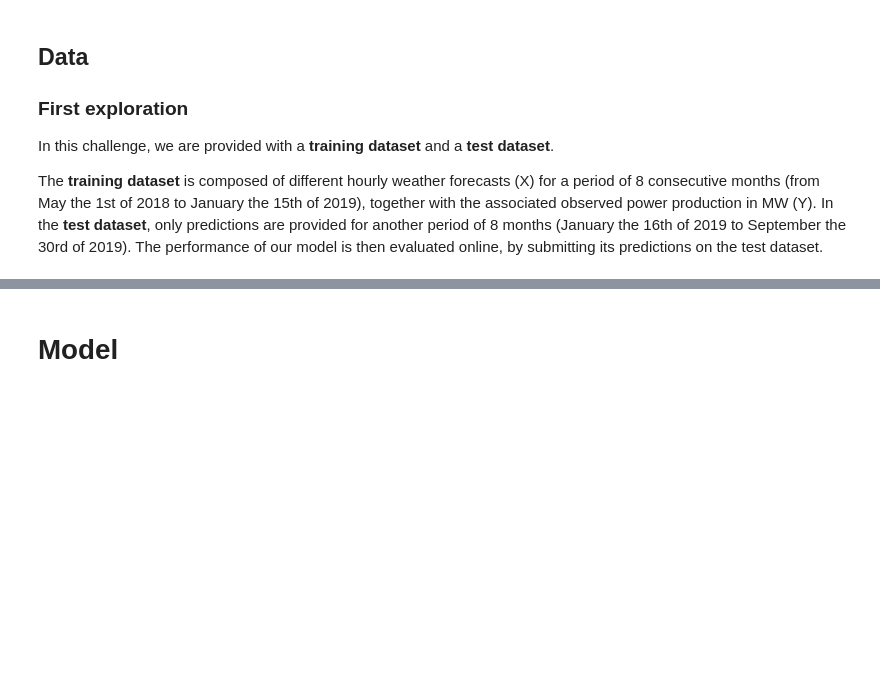
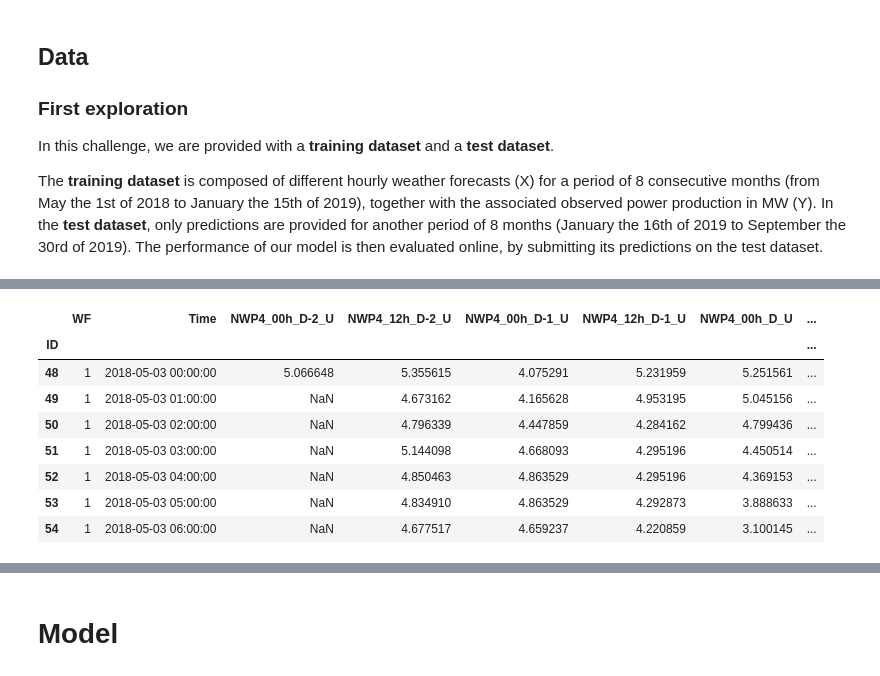
Before and after one commit to qcha41/wind-power-forecasting-challenge, a Jupyter notebook: notebook.ipynb, the cells around one changed output, grey strips where cells are left out. Cells and saved outputs as stored; diff of their text form; code cells hidden in the pictures; blank space fills up the shorter version.

```diff
--- a/notebook.ipynb
+++ b/notebook.ipynb
@@ -83,0 +109,13 @@ df = utilities.normalize_data(df)
+# %%
+# For a given target time, a NWP model is forecasting a weather variable several times (at different delays before the target time).
+df.loc[48:54,['WF','Time']+[col for col in df.columns if col.startswith('NWP4') and col.endswith('_U')]]
+# %% [output]
+|  | WF | Time | NWP4_00h_D-2_U | NWP4_12h_D-2_U | NWP4_00h_D-1_U | NWP4_12h_D-1_U | NWP4_00h_D_U | ... |
+| ID |  |  |  |  |  |  |  | ... |
+| 48 | 1 | 2018-05-03 00:00:00 | 5.066648 | 5.355615 | 4.075291 | 5.231959 | 5.251561 | ... |
+| 49 | 1 | 2018-05-03 01:00:00 | NaN | 4.673162 | 4.165628 | 4.953195 | 5.045156 | ... |
+| 50 | 1 | 2018-05-03 02:00:00 | NaN | 4.796339 | 4.447859 | 4.284162 | 4.799436 | ... |
+| 51 | 1 | 2018-05-03 03:00:00 | NaN | 5.144098 | 4.668093 | 4.295196 | 4.450514 | ... |
+| 52 | 1 | 2018-05-03 04:00:00 | NaN | 4.850463 | 4.863529 | 4.295196 | 4.369153 | ... |
+| 53 | 1 | 2018-05-03 05:00:00 | NaN | 4.834910 | 4.863529 | 4.292873 | 3.888633 | ... |
+| 54 | 1 | 2018-05-03 06:00:00 | NaN | 4.677517 | 4.659237 | 4.220859 | 3.100145 | ... |
```
Also changed, not shown: parts of 20 cells of this notebook.
